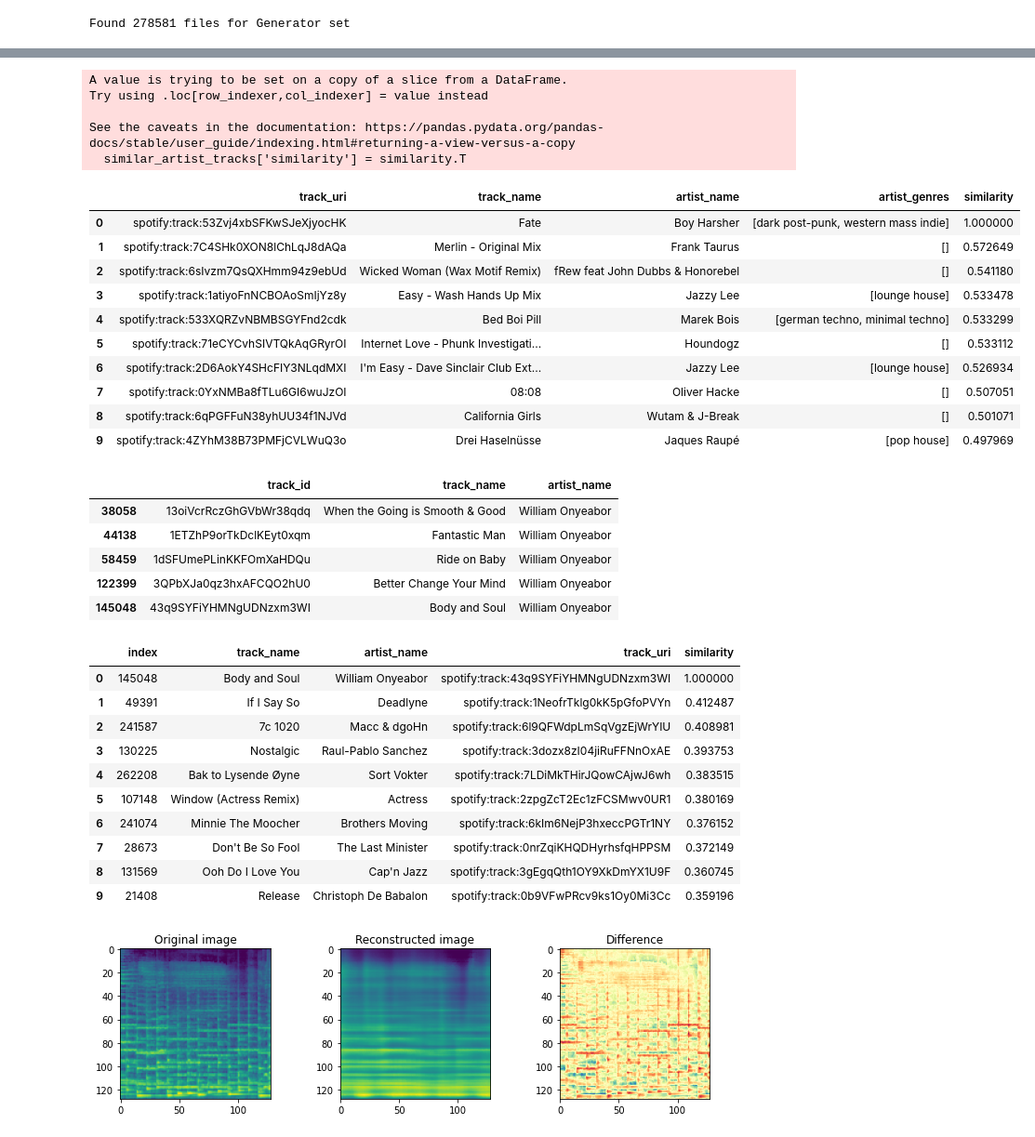
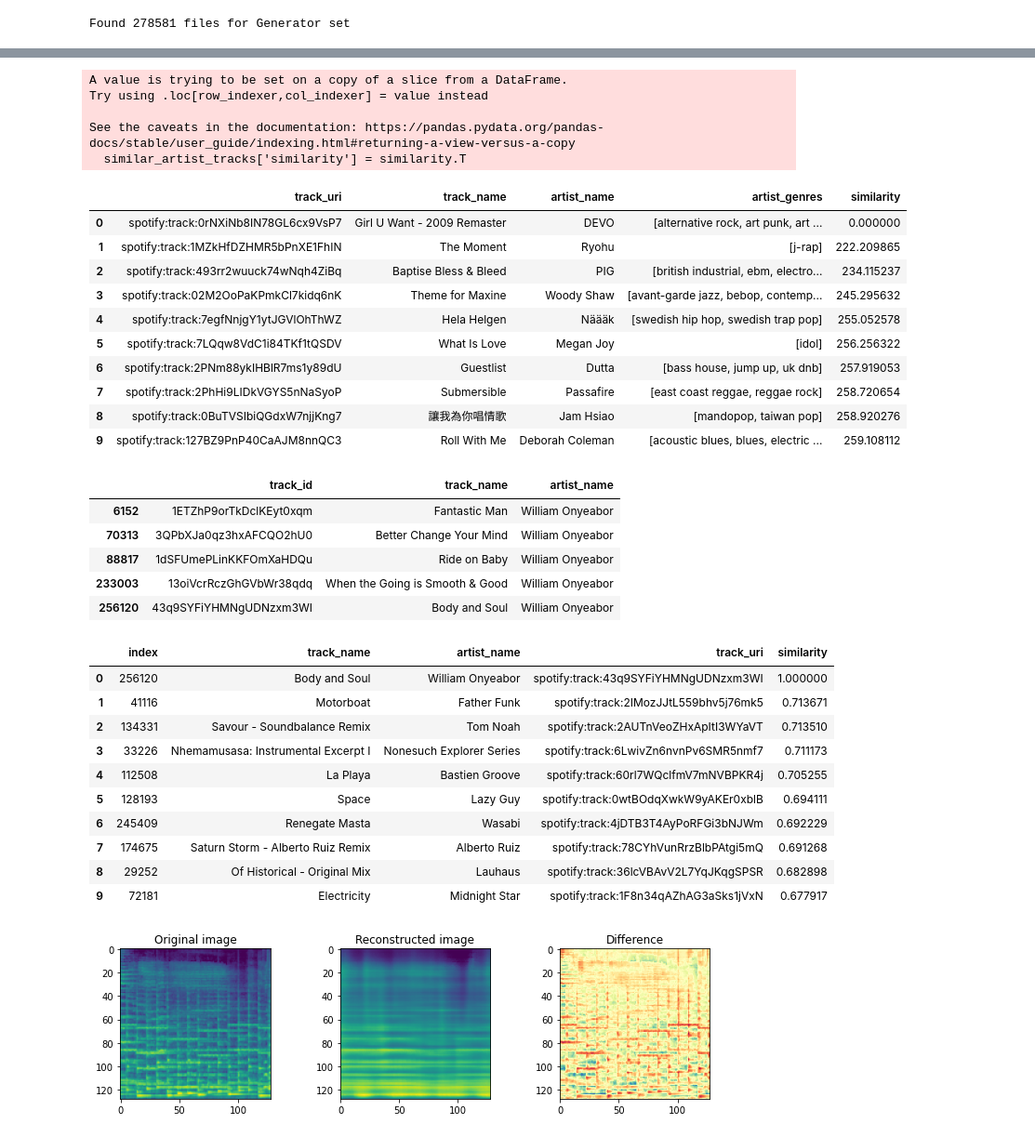
Before and after one commit to rollingstorms/Sound-Content-Music-Recommendation-System, a Jupyter notebook: Exploration and Spotipy.ipynb, the cells around one changed output, grey strips where cells are left out. Shown at 93% size. Drawn from its saved outputs; the diff is of its cells as text; code cells hidden in the pictures.

```diff
--- a/Exploration and Spotipy.ipynb
+++ b/Exploration and Spotipy.ipynb
@@ -7,10 +9,10 @@ from sklearn.metrics.pairwise import cosine_similarity, euclidean_distances
 # %%
-latent_space = LatentSpace(autoencoder_path='data/autoencoder_256dim_time_freq_128k_simplified_25e',
+latent_space = LatentSpace(autoencoder_path='data/autoencoder_256dim_time_freq_128k_simplified_25e/',
                         image_dir='data/Spotify/comp_pngs/',
                         tracks_feather_path='data/all_tracks.feather',
                         latent_dims=256,
-                        threshold_level=0.5,
-                        num_tiles=32
+                        num_tiles=64,
+                        threshold_level=0.5
                         )
 # %% [output]
 Found 278581 files for Generator set
@@ -17,2 +24,2 @@ Found 278581 files for Generator set
 # %%
-latent_space.load('data/autoencoder_256dim_time_freq_128k_simplified_25e')
+latent_space.load('data/autoencoder_256dim_time_freq_128k_simplified_25e/')
@@ -75,58 +84,58 @@ latent_space.plot_reconstruction(178816)
 # %%
-seed = 180767
+seed = 233589
 
 similar_artist_tracks = pd.DataFrame()
 for artist_id in latent_space.get_similar_artists_by_index(seed, num=100).artist_id:
     similar_artist_tracks = pd.concat([similar_artist_tracks, latent_space.get_index_by_artist_id(artist_id)])
 
 similar_artist_tracks = latent_space.tracks[latent_space.tracks.track_id.isin(similar_artist_tracks.track_id)]
 
-similarity = cosine_similarity(np.array([latent_space.tracks.iloc[seed][latent_space.latent_cols]]), np.array(similar_artist_tracks[latent_space.latent_cols]))
+similarity = manhattan_distances(np.array([latent_space.tracks.iloc[seed][latent_space.latent_cols]]), np.array(similar_artist_tracks[latent_space.latent_cols]))
 
 similar_artist_tracks['similarity'] = similarity.T
 
-most_similar = similar_artist_tracks.sort_values(by='similarity', ascending=False).reset_index()[:10]
+most_similar = similar_artist_tracks.sort_values(by='similarity', ascending=True).reset_index()[:10]
 most_similar[['track_uri','track_name','artist_name','artist_genres','similarity']]
 # %% [output]
 A value is trying to be set on a copy of a slice from a DataFrame.
 Try using .loc[row_indexer,col_indexer] = value instead
 
 See the caveats in the documentation: https://pandas.pydata.org/pandas-docs/stable/user_guide/indexing.html#returning-a-view-versus-a-copy
   similar_artist_tracks['similarity'] = similarity.T
 |  | track_uri | track_name | artist_name | artist_genres | similarity |
-| 0 | spotify:track:53Zvj4xbSFKwSJeXjyocHK | Fate | Boy Harsher | [dark post-punk, western mass indie] | 1.000000 |
-| 1 | spotify:track:7C4SHk0XON8lChLqJ8dAQa | Merlin - Original Mix | Frank Taurus | [] | 0.572649 |
-| 2 | spotify:track:6sIvzm7QsQXHmm94z9ebUd | Wicked Woman (Wax Motif Remix) | fRew feat John Dubbs & Honorebel | [] | 0.541180 |
-| 3 | spotify:track:1atiyoFnNCBOAoSmIjYz8y | Easy - Wash Hands Up Mix | Jazzy Lee | [lounge house] | 0.533478 |
-| 4 | spotify:track:533XQRZvNBMBSGYFnd2cdk | Bed Boi Pill | Marek Bois | [german techno, minimal techno] | 0.533299 |
-| 5 | spotify:track:71eCYCvhSIVTQkAqGRyrOI | Internet Love - Phunk Investigati... | Houndogz | [] | 0.533112 |
-| 6 | spotify:track:2D6AokY4SHcFIY3NLqdMXI | I'm Easy - Dave Sinclair Club Ext... | Jazzy Lee | [lounge house] | 0.526934 |
-| 7 | spotify:track:0YxNMBa8fTLu6GI6wuJzOI | 08:08 | Oliver Hacke | [] | 0.507051 |
-| 8 | spotify:track:6qPGFFuN38yhUU34f1NJVd | California Girls | Wutam & J-Break | [] | 0.501071 |
-| 9 | spotify:track:4ZYhM38B73PMFjCVLWuQ3o | Drei Haselnüsse | Jaques Raupé | [pop house] | 0.497969 |
+| 0 | spotify:track:0rNXiNb8IN78GL6cx9VsP7 | Girl U Want - 2009 Remaster | DEVO | [alternative rock, art punk, art ... | 0.000000 |
+| 1 | spotify:track:1MZkHfDZHMR5bPnXE1FhIN | The Moment | Ryohu | [j-rap] | 222.209865 |
+| 2 | spotify:track:493rr2wuuck74wNqh4ZiBq | Baptise Bless & Bleed | PIG | [british industrial, ebm, electro... | 234.115237 |
+| 3 | spotify:track:02M2OoPaKPmkCl7kidq6nK | Theme for Maxine | Woody Shaw | [avant-garde jazz, bebop, contemp... | 245.295632 |
+| 4 | spotify:track:7egfNnjgY1ytJGVlOhThWZ | Hela Helgen | Näääk | [swedish hip hop, swedish trap pop] | 255.052578 |
+| 5 | spotify:track:7LQqw8VdC1i84TKf1tQSDV | What Is Love | Megan Joy | [idol] | 256.256322 |
+| 6 | spotify:track:2PNm88ykIHBlR7ms1y89dU | Guestlist | Dutta | [bass house, jump up, uk dnb] | 257.919053 |
+| 7 | spotify:track:2PhHi9LIDkVGYS5nNaSyoP | Submersible | Passafire | [east coast reggae, reggae rock] | 258.720654 |
+| 8 | spotify:track:0BuTVSIbiQGdxW7njjKng7 | 讓我為你唱情歌 | Jam Hsiao | [mandopop, taiwan pop] | 258.920276 |
+| 9 | spotify:track:127BZ9PnP40CaAJM8nnQC3 | Roll With Me | Deborah Coleman | [acoustic blues, blues, electric ... | 259.108112 |
 # %%
 latent_space.get_index_by_artist_name('Onyeabor')
 # %% [output]
 |  | track_id | track_name | artist_name |
-| 38058 | 13oiVcrRczGhGVbWr38qdq | When the Going is Smooth & Good | William Onyeabor |
-| 44138 | 1ETZhP9orTkDclKEyt0xqm | Fantastic Man | William Onyeabor |
-| 58459 | 1dSFUmePLinKKFOmXaHDQu | Ride on Baby | William Onyeabor |
-| 122399 | 3QPbXJa0qz3hxAFCQO2hU0 | Better Change Your Mind | William Onyeabor |
-| 145048 | 43q9SYFiYHMNgUDNzxm3WI | Body and Soul | William Onyeabor |
+| 6152 | 1ETZhP9orTkDclKEyt0xqm | Fantastic Man | William Onyeabor |
+| 70313 | 3QPbXJa0qz3hxAFCQO2hU0 | Better Change Your Mind | William Onyeabor |
+| 88817 | 1dSFUmePLinKKFOmXaHDQu | Ride on Baby | William Onyeabor |
+| 233003 | 13oiVcrRczGhGVbWr38qdq | When the Going is Smooth & Good | William Onyeabor |
+| 256120 | 43q9SYFiYHMNgUDNzxm3WI | Body and Soul | William Onyeabor |
 # %%
-latent_space.get_similar_tracks_by_index(145048, similarity_measure='cosine')
+latent_space.get_similar_tracks_by_index(256120, similarity_measure='cosine')
 # %% [output]
 |  | index | track_name | artist_name | track_uri | similarity |
-| 0 | 145048 | Body and Soul | William Onyeabor | spotify:track:43q9SYFiYHMNgUDNzxm3WI | 1.000000 |
-| 1 | 49391 | If I Say So | Deadlyne | spotify:track:1NeofrTklg0kK5pGfoPVYn | 0.412487 |
-| 2 | 241587 | 7c 1020 | Macc & dgoHn | spotify:track:6l9QFWdpLmSqVgzEjWrYIU | 0.408981 |
-| 3 | 130225 | Nostalgic | Raul-Pablo Sanchez | spotify:track:3dozx8zI04jiRuFFNnOxAE | 0.393753 |
-| 4 | 262208 | Bak to Lysende Øyne | Sort Vokter | spotify:track:7LDiMkTHirJQowCAjwJ6wh | 0.383515 |
-| 5 | 107148 | Window (Actress Remix) | Actress | spotify:track:2zpgZcT2Ec1zFCSMwv0UR1 | 0.380169 |
-| 6 | 241074 | Minnie The Moocher | Brothers Moving | spotify:track:6kIm6NejP3hxeccPGTr1NY | 0.376152 |
-| 7 | 28673 | Don't Be So Fool | The Last Minister | spotify:track:0nrZqiKHQDHyrhsfqHPPSM | 0.372149 |
-| 8 | 131569 | Ooh Do I Love You | Cap'n Jazz | spotify:track:3gEgqQth1OY9XkDmYX1U9F | 0.360745 |
-| 9 | 21408 | Release | Christoph De Babalon | spotify:track:0b9VFwPRcv9ks1Oy0Mi3Cc | 0.359196 |
+| 0 | 256120 | Body and Soul | William Onyeabor | spotify:track:43q9SYFiYHMNgUDNzxm3WI | 1.000000 |
+| 1 | 41116 | Motorboat | Father Funk | spotify:track:2IMozJJtL559bhv5j76mk5 | 0.713671 |
+| 2 | 134331 | Savour - Soundbalance Remix | Tom Noah | spotify:track:2AUTnVeoZHxApItI3WYaVT | 0.713510 |
+| 3 | 33226 | Nhemamusasa: Instrumental Excerpt I | Nonesuch Explorer Series | spotify:track:6LwivZn6nvnPv6SMR5nmf7 | 0.711173 |
+| 4 | 112508 | La Playa | Bastien Groove | spotify:track:60rl7WQclfmV7mNVBPKR4j | 0.705255 |
+| 5 | 128193 | Space | Lazy Guy | spotify:track:0wtBOdqXwkW9yAKEr0xblB | 0.694111 |
+| 6 | 245409 | Renegate Masta | Wasabi | spotify:track:4jDTB3T4AyPoRFGi3bNJWm | 0.692229 |
+| 7 | 174675 | Saturn Storm - Alberto Ruiz Remix | Alberto Ruiz | spotify:track:78CYhVunRrzBlbPAtgi5mQ | 0.691268 |
+| 8 | 29252 | Of Historical - Original Mix | Lauhaus | spotify:track:36lcVBAvV2L7YqJKqgSPSR | 0.682898 |
+| 9 | 72181 | Electricity | Midnight Star | spotify:track:1F8n34qAZhAG3aSks1jVxN | 0.677917 |
 # %%
 latent_space.plot_reconstruction(145048)
 # %% [output]
```
Also changed, not shown: parts of 18 cells of this notebook, 17 other files.
